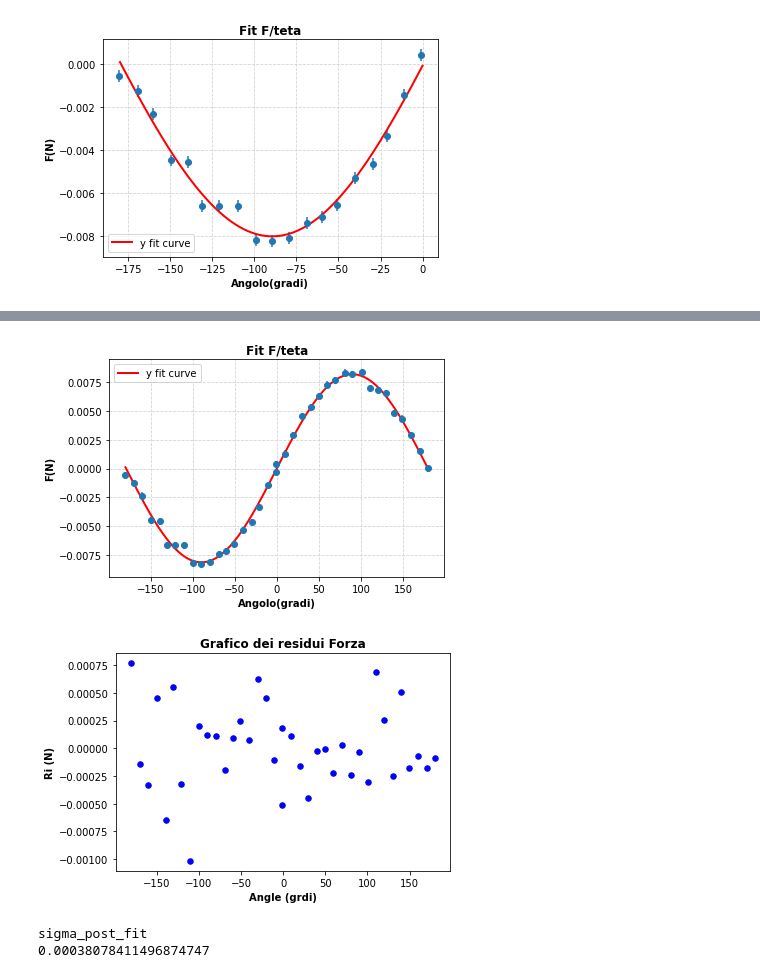
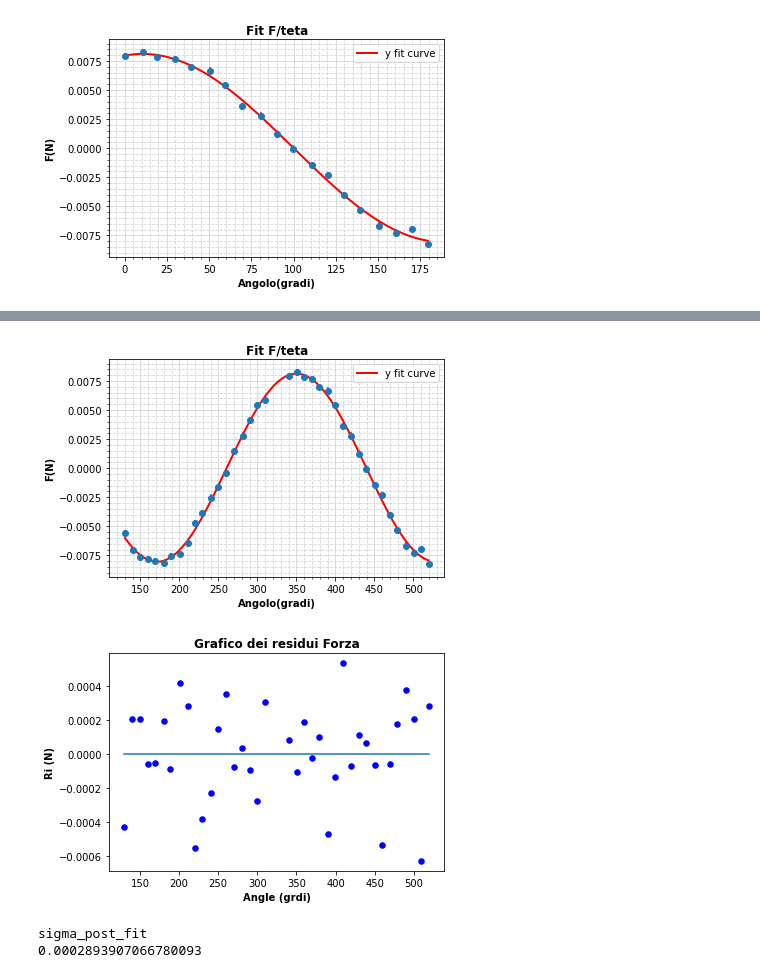
Before and after one commit to Vayxen/Lab2-E5, a Jupyter notebook: code/Fit_Parte3.ipynb, the cells around one changed output, grey strips where cells are left out. Drawn from its saved outputs; the diff is of its cells as text; code cells hidden in the pictures.

Commit message:
Aggiunta ricucitura a Fit_Parte3

```diff
--- a/code/Fit_Parte3.ipynb
+++ b/code/Fit_Parte3.ipynb
@@ -23,7 +23,8 @@ def fit_sin(tt, yy):
 
 
 
-F = np.array([0,0.001405855646,0.00276899508,0.004048,0.005204008488,0.006201895811,0.007011341669,0.007607751458,0.007973003568,0.008096,0.007973003568,0.007607751458,0.007011341669,0.006201895811,0.005204008488,0.004048,0.00276899508,0.001405855646,0])
+F = np.array([0.006201895811,0.007011341669,0.007607751458,0.007973003568,0.008096,0.007973003568,0.007607751458,0.007011341669,0.006201895811,0.005204008488,0.004048,0.00276899508,0.001405855646,0,-0.001405855646,-0.00276899508,-0.004048,-0.005204008488,-0.006201895811])
+F = F*-1
 #sto considerando un errore di 0.014*2 forse è da mettere 0.03*2 ma poi il grafico
 #viene sballato, e non sono errori massimi da dividere per 3 ma sigma visto
 #che sono ricavati dalle sigma post_fit della taratura, quindi forse l'errore
@@ -45,7 +46,9 @@ plt.title("Fit F/teta",fontweight="bold")
 plt.xlabel("Angolo(gradi)",fontweight="bold")
 plt.ylabel("F(N)",fontweight="bold")
 
-plt.grid(color='lightgray',linestyle="--",zorder=0)
+plt.grid(color='lightgray',linestyle="-",zorder=0)
+plt.minorticks_on()
+plt.grid(b=True, which='minor', color='lightgray', linestyle='--')
 plt.errorbar(Angle, F, xerr=Angle_err, yerr=F_err, fmt='o')
 
 
@@ -64,25 +67,32 @@ print(err[2])
 print("Errore offset")
 print(err[3])
 
-x = np.linspace(0,180,1000)
+x = np.linspace(min(Angle),max(Angle),10000)
 
 plt.plot(x, res["fitfunc"](x), "r-", label="y fit curve", linewidth=2)
 plt.legend(loc="best")
+plt.show()
+phi_set1 = res["phase"]
 
+MinAngle = 360
+MinValue = 100
+for i in range(10000):
+  if(np.abs(res["fitfunc"](x[i])) < MinValue):
+    MinValue = np.abs(res["fitfunc"](x[i]))
+    MinAngle = x[i]
 
+MinAngle =  MinAngle
+print("MinAngle")
+print(MinAngle)
 
-
-
-
-
-F2 = np.array([0,0.001405855646,0.00276899508,0.004048,0.005204008488,0.006201895811,0.007011341669,0.007607751458,0.007973003568,0.008096,0.007973003568,0.007607751458,0.007011341669,0.006201895811,0.005204008488,0.004048,0.00276899508,0.001405855646,0])
+F2 = np.array([0.007973003568,0.008096,0.007973003568,0.007607751458,0.007011341669,0.006201895811,0.005204008488,0.004048,0.00276899508,0.001405855646,0,-0.001405855646,-0.00276899508,-0.004048,-0.005204008488,-0.006201895811,-0.007011341669,-0.007607751458,-0.007973003568])
 #per il fit commentare le prossime 2 righe
-F2 = F*-1
+#F2 = F*-1
 F2 = F2-np.random.normal(0, 0.028*0.0098, 19)
 #per il fit aggiungere F qui sotto decommentando
 #F2 = np.array([0,0.001405855646,0.00276899508,0.004048,0.005204008488,0.006201895811,0.007011341669,0.007607751458,0.007973003568,0.008096,0.007973003568,0.007607751458,0.007011341669,0.006201895811,0.005204008488,0.004048,0.00276899508,0.001405855646,0])
 F_err = np.ones(19)*0.0002744
-Angle2 = np.arange(0,-181,-10)
+Angle2 = np.arange(0,181,10)
 #per il fit commentare questa riga
 Angle2 = Angle2-np.random.normal(0, 0.5, 19)
 Angle_err = np.ones(19)*0.5
@@ -98,29 +108,52 @@ print(err[2])
 print("Errore offset")
 print(err[3])
 
+
 fig = plt.figure()
 ax = fig.gca()
 
 plt.title("Fit F/teta",fontweight="bold")
 plt.xlabel("Angolo(gradi)",fontweight="bold")
 plt.ylabel("F(N)",fontweight="bold")
-
-plt.grid(color='lightgray',linestyle="--",zorder=0)
+plt.minorticks_on()
+plt.grid(b=True, which='minor', color='lightgray', linestyle='--')
+plt.grid(color='lightgray',linestyle="-",zorder=0)
 plt.errorbar(Angle2, F2, xerr=Angle_err, yerr=F_err, fmt='o')
 
 
-x = np.linspace(0,-180,1000)
+x = np.linspace(min(Angle2),max(Angle2),10000)
 
 plt.plot(x, res["fitfunc"](x), "r-", label="y fit curve", linewidth=2)
 plt.legend(loc="best")
 plt.show()
 
+phi_set2 = res["phase"]
+
+MinAngle2 = 360
+MinValue = 100
+for i in range(10000):
+  if(np.abs(res["fitfunc"](x[i])) < MinValue):
+    MinValue = np.abs(res["fitfunc"](x[i]))
+    MinAngle2 = x[i]
+
+MinAngle2 = MinAngle2
+print("MinAngle")
+print(MinAngle2)
 
 Ftot = np.concatenate([F,F2])
 #per il fit aggiungere F qui sotto decommentando
 #F2 = np.array([0,0.001405855646,0.00276899508,0.004048,0.005204008488,0.006201895811,0.007011341669,0.007607751458,0.007973003568,0.008096,0.007973003568,0.007607751458,0.007011341669,0.006201895811,0.005204008488,0.004048,0.00276899508,0.001405855646,0])
 F_err = np.concatenate([F_err,F_err])
 #per il fit commentare questa riga
+
+#RICUCITURA
+
+#Angle = Angle - 360*phi_set1/2/np.pi
+#Angle2 = Angle2 - 360*phi_set2/2/np.pi
+
+Angle = Angle + MinAngle
+Angle2 = Angle2 + 180+MinAngle*2-MinAngle2
+
 Angletot = np.concatenate([Angle,Angle2])
 Angle_err = np.ones(38)*0.5
 
@@ -142,12 +175,13 @@ ax = fig.gca()
 plt.title("Fit F/teta",fontweight="bold")
 plt.xlabel("Angolo(gradi)",fontweight="bold")
 plt.ylabel("F(N)",fontweight="bold")
-
-plt.grid(color='lightgray',linestyle="--",zorder=0)
+plt.minorticks_on()
+plt.grid(b=True, which='minor', color='lightgray', linestyle='--')
+plt.grid(color='lightgray',linestyle="-",zorder=0)
 plt.errorbar(Angletot, Ftot, xerr=Angle_err, yerr=F_err, fmt='o')
 
 
-x = np.linspace(-180,180,1000)
+x = np.linspace(min(Angletot),max(Angletot),1000)
 A = res["amp"]
 phi = res["phase"]
 c = res["offset"]
@@ -171,7 +205,7 @@ ax = fig.gca()
 plt.title("Grafico dei residui Forza",fontweight="bold")
 plt.xlabel("Angle (grdi)",fontweight="bold")
 plt.ylabel("Ri (N)",fontweight="bold")
-plt.plot(np.linspace(0,0.1,1000),np.zeros(1000))
+plt.plot(np.linspace(min(Angletot),max(Angletot),1000),np.zeros(1000))
 plt.scatter(Angletot,Ri, s=30, color='blue',zorder=3)
 
 plt.show()
@@ -202 +245 @@ Errore offset
-[figure, old version]
+[figure, new version]
@@ -215,4 +260,4 @@ Errore offset
-[figure, old version]
+[figure, new version]
-[figure, old version]
+[figure, new version]
-sigma_post_fit
-0.00038078411496874747
+sigma_post_fit
+0.0002893907066780093
```
Also changed, not shown: parts of 1 cell of this notebook.
